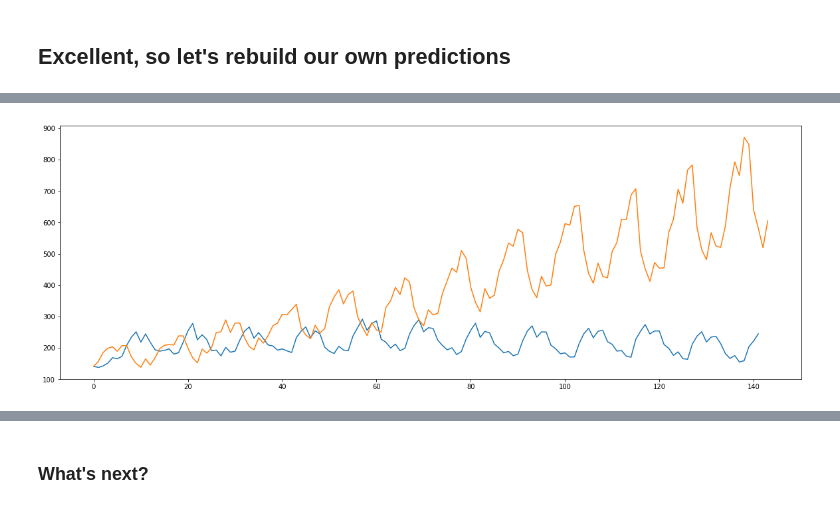
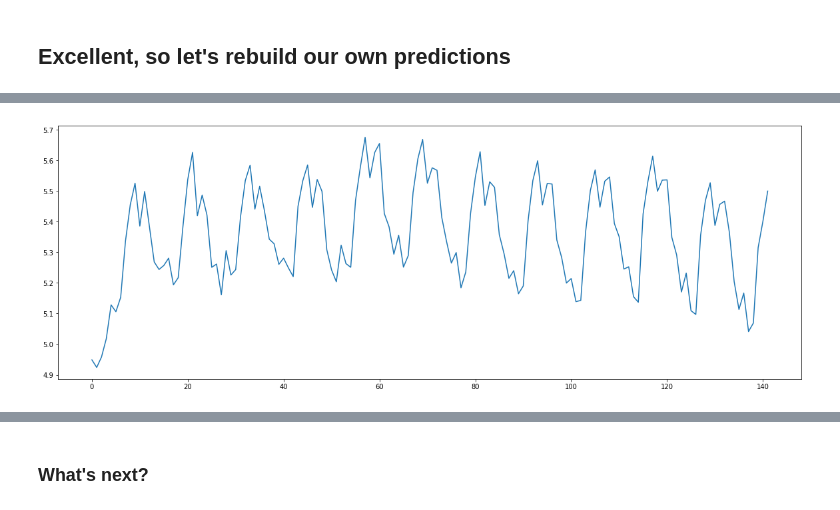
Before and after one commit to JoaoPavlo/batch2-BLU02, a Jupyter notebook: Learning Notebooks/BLU02 - Learning Notebook - Part 3 of 3 - Prediction.ipynb, the cells around one changed output, grey strips where cells are left out. Saved outputs shown, nothing was run; the diff lists cells and outputs as text; code cells hidden in the pictures.

```diff
--- a/Learning Notebooks/BLU02 - Learning Notebook - Part 3 of 3 - Prediction.ipynb
+++ b/Learning Notebooks/BLU02 - Learning Notebook - Part 3 of 3 - Prediction.ipynb
@@ -776,5 +773,8 @@ sales_logged.plot();
-# %%
-predictions.plot()
-sales.plot();
-# %% [output]
-[figure, removed]
+# %%
+# Huge hack to supress a value error
+try:
+    predictions_after_a_log.plot();
+except ValueError as _:
+    pass
+# %% [output]
+[figure, added]
```
Also changed, not shown: parts of 18 cells of this notebook, 8 other files.
